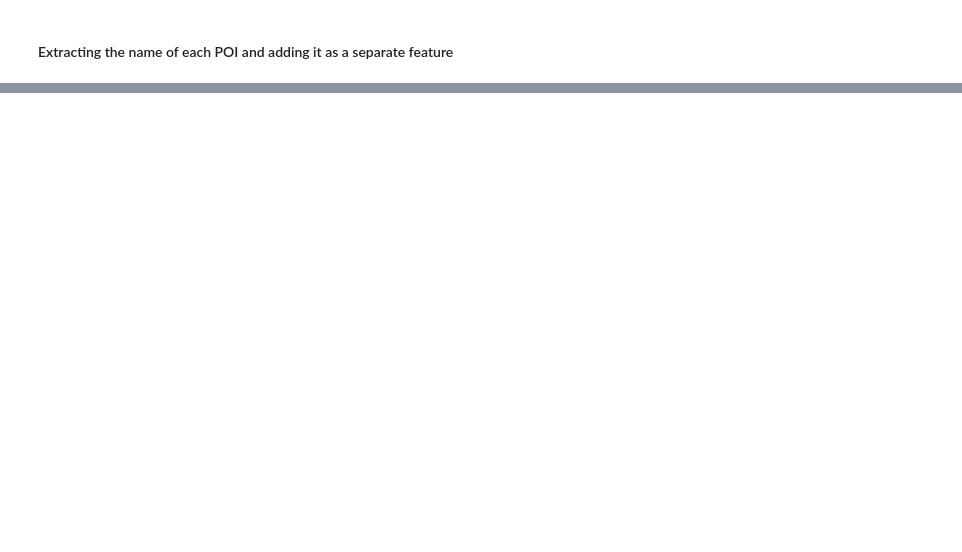
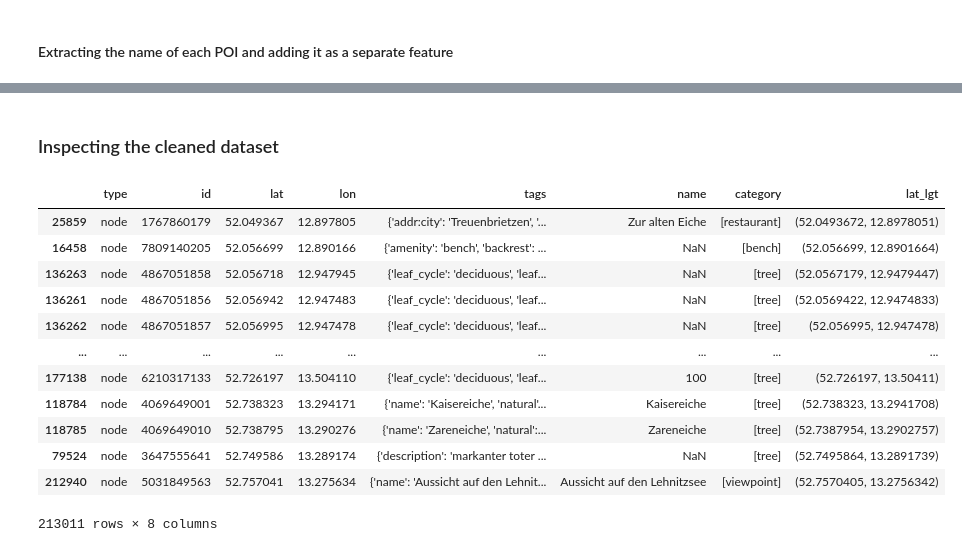
Before and after one commit to TechLabs-Berlin/wt21-way-to-go, a Jupyter notebook: cleaning_data/cleaning_poi_data.ipynb, the cells around one changed output, grey strips where cells are left out. Cells and saved outputs as stored; diff of their text form; code cells hidden in the pictures; blank space fills up the shorter version.

```diff
--- a/cleaning_data/cleaning_poi_data.ipynb
+++ b/cleaning_data/cleaning_poi_data.ipynb
@@ -305,0 +236,18 @@ all_nodes_extracted_lat_lgt['lat_lgt'].isna().sum()
+# %% [markdown]
+### Inspecting the cleaned dataset
+# %%
+all_nodes_extracted.sort_values(by='lat')
+# %% [output]
+|  | type | id | lat | lon | tags | name | category | lat_lgt |
+| 25859 | node | 1767860179 | 52.049367 | 12.897805 | {'addr:city': 'Treuenbrietzen', '... | Zur alten Eiche | [restaurant] | (52.0493672, 12.8978051) |
+| 16458 | node | 7809140205 | 52.056699 | 12.890166 | {'amenity': 'bench', 'backrest': ... | NaN | [bench] | (52.056699, 12.8901664) |
+| 136263 | node | 4867051858 | 52.056718 | 12.947945 | {'leaf_cycle': 'deciduous', 'leaf... | NaN | [tree] | (52.0567179, 12.9479447) |
+| 136261 | node | 4867051856 | 52.056942 | 12.947483 | {'leaf_cycle': 'deciduous', 'leaf... | NaN | [tree] | (52.0569422, 12.9474833) |
+| 136262 | node | 4867051857 | 52.056995 | 12.947478 | {'leaf_cycle': 'deciduous', 'leaf... | NaN | [tree] | (52.056995, 12.947478) |
+| ... | ... | ... | ... | ... | ... | ... | ... | ... |
+| 177138 | node | 6210317133 | 52.726197 | 13.504110 | {'leaf_cycle': 'deciduous', 'leaf... | 100 | [tree] | (52.726197, 13.50411) |
+| 118784 | node | 4069649001 | 52.738323 | 13.294171 | {'name': 'Kaisereiche', 'natural'... | Kaisereiche | [tree] | (52.738323, 13.2941708) |
+| 118785 | node | 4069649010 | 52.738795 | 13.290276 | {'name': 'Zareneiche', 'natural':... | Zareneiche | [tree] | (52.7387954, 13.2902757) |
+| 79524 | node | 3647555641 | 52.749586 | 13.289174 | {'description': 'markanter toter ... | NaN | [tree] | (52.7495864, 13.2891739) |
+| 212940 | node | 5031849563 | 52.757041 | 13.275634 | {'name': 'Aussicht auf den Lehnit... | Aussicht auf den Lehnitzsee | [viewpoint] | (52.7570405, 13.2756342) |
+213011 rows × 8 columns
```
Also changed, not shown: parts of 46 cells of this notebook.
